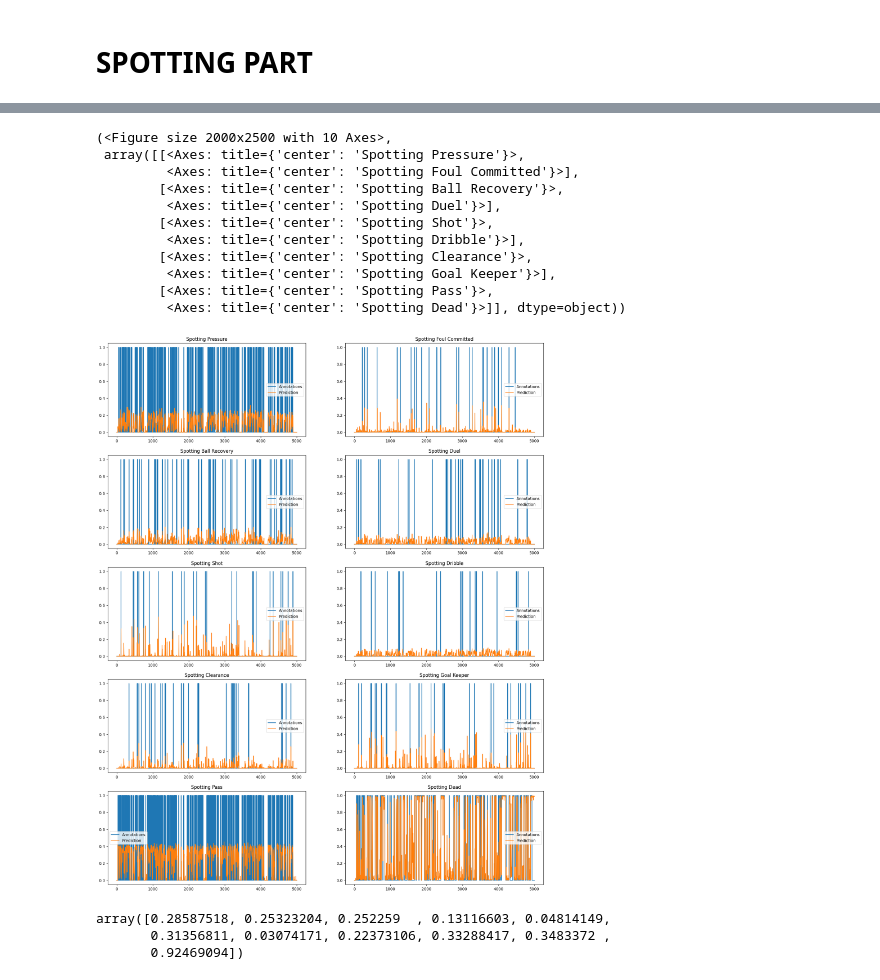
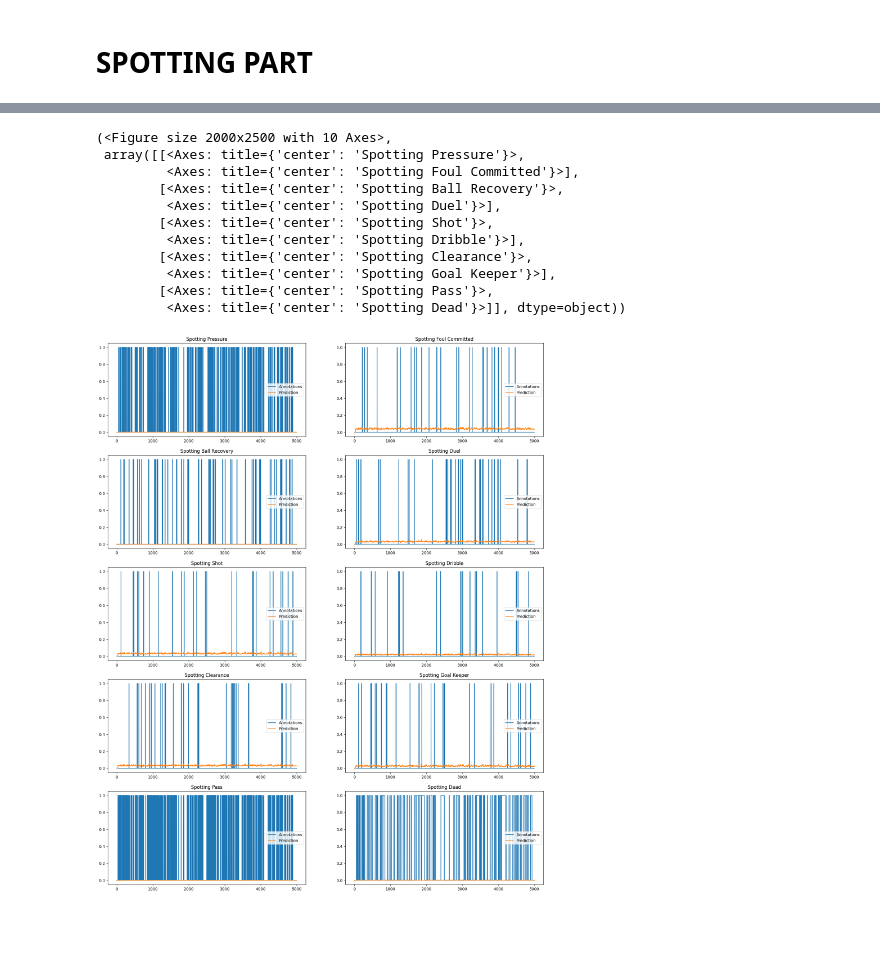
Before and after one commit to Ziolo1999/GNNsFootballEventSpotting, a Jupyter notebook: Code2/notebooks/artificial_targets_GCN.ipynb, the cells around one changed output, grey strips where cells are left out. Saved outputs shown, nothing was run; the diff lists cells and outputs as text; code cells hidden in the pictures; blank space fills up the shorter version.

```diff
--- a/Code2/notebooks/artificial_targets_GCN.ipynb
+++ b/Code2/notebooks/artificial_targets_GCN.ipynb
@@ -264,27 +263,21 @@ WARNING:root:../football_games/NL2020/Datafeed - 20232 - 2030759 - Tracking raw
 WARNING:root:../football_games/NL2020/Datafeed - 20232 - 2030759 - Tracking raw data/post.samples.ball does not contain xml file
 # %%
 args = Args
-collate_fn = collateVisGCN
-model_path = "models/spotting_edge_attr_GCN.pth.tar"
+model_path = "models/spotting_artificial_targets_GCN.pth.tar"
 model = torch.load(model_path)
-visualiser = Visualiser(collate_fn, args, model, smooth_rate=None, val=True, seg_model=False)
-visualiser.plot_predictions(frame_threshold=5000, save_dir="plots/PredictionsPlot.png", annotation=None)
+game_analyser = GamaAnalysis(args, model)
+results, annotations = game_analyser.predict_game(game_index=0, seg_model=False, calibrate=False, ann=None)
+game_analyser.plot_predictions(frame_threshold=5000, save_dir="plots/PredictionsPlot.png", annotation=None)
 # %% [output]
 (<Figure size 2000x2500 with 10 Axes>,
  array([[<Axes: title={'center': 'Spotting Pressure'}>,
          <Axes: title={'center': 'Spotting Foul Committed'}>],
         [<Axes: title={'center': 'Spotting Ball Recovery'}>,
          <Axes: title={'center': 'Spotting Duel'}>],
         [<Axes: title={'center': 'Spotting Shot'}>,
          <Axes: title={'center': 'Spotting Dribble'}>],
         [<Axes: title={'center': 'Spotting Clearance'}>,
          <Axes: title={'center': 'Spotting Goal Keeper'}>],
         [<Axes: title={'center': 'Spotting Pass'}>,
          <Axes: title={'center': 'Spotting Dead'}>]], dtype=object))
-[figure, old version]
+[figure, new version]
-# %%
-visualiser.calculate_MAP()
-# %% [output]
-array([0.28587518, 0.25323204, 0.252259  , 0.13116603, 0.04814149,
-       0.31356811, 0.03074171, 0.22373106, 0.33288417, 0.3483372 ,
-       0.92469094])
```
Also changed, not shown: parts of 4 cells of this notebook, 30 other files.
